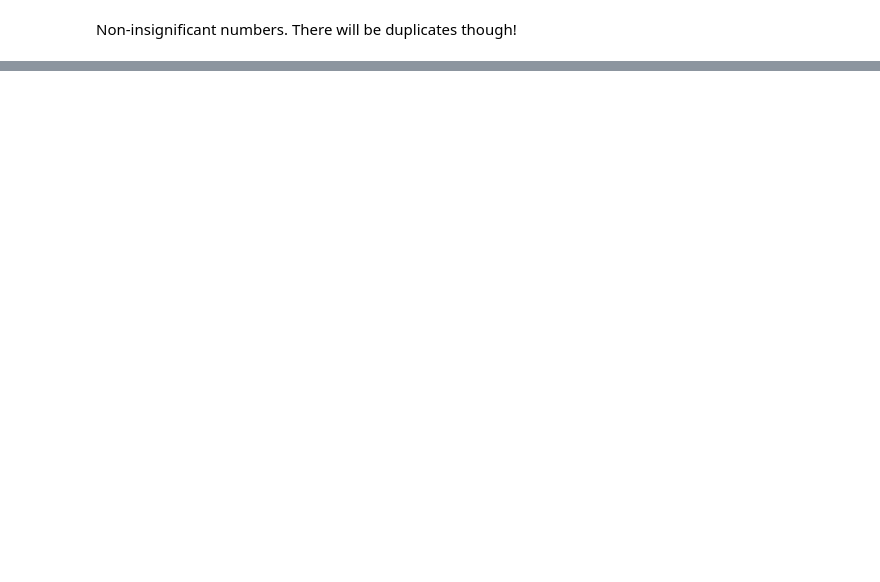
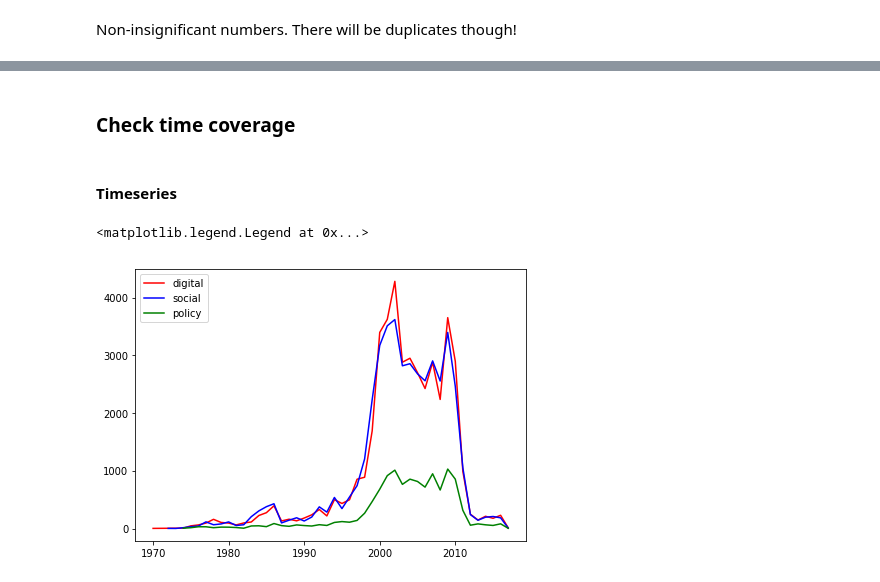
Before and after one commit to Juan-Mateos/rwjf, a Jupyter notebook: notebooks/02_jmg_wr_exploration.ipynb, the cells around one changed output, grey strips where cells are left out. Drawn from its saved outputs; the diff is of its cells as text; code cells hidden in the pictures; blank space fills up the shorter version.

```diff
--- a/notebooks/02_jmg_wr_exploration.ipynb
+++ b/notebooks/02_jmg_wr_exploration.ipynb
@@ -512,0 +650,27 @@ We propose to develop and implement a coordinated, broad-based multidisciplinary
+# %% [markdown]
+### Check time coverage
+# %% [markdown]
+#### Timeseries
+# %%
+def get_time_series(df,var):
+    '''
+    Produces a time-series of the data after splitting by year
+
+    '''
+
+    ts = df[var].dropna().apply(lambda x: int(x.split('-')[0])).value_counts()
+    ts =ts[sorted(ts.index)]
+
+    return(ts)
+# %%
+fig, ax =plt.subplots(figsize=(7,5))
+
+#get_time_series(wr,'date_start_project').plot(ax=ax)
+get_time_series(digital_projects,'date_start_project').plot(ax=ax,color='red')
+get_time_series(social_projects,'date_start_project').plot(ax=ax,color='blue')
+get_time_series(policy_projects,'date_start_project').plot(ax=ax,color='green')
+
+ax.legend(labels=['digital','social','policy'],loc='upper left')
+# %% [output]
+<matplotlib.legend.Legend at 0x...>
+[figure, added]
```
Also changed, not shown: parts of 93 cells of this notebook, 5 other files.
